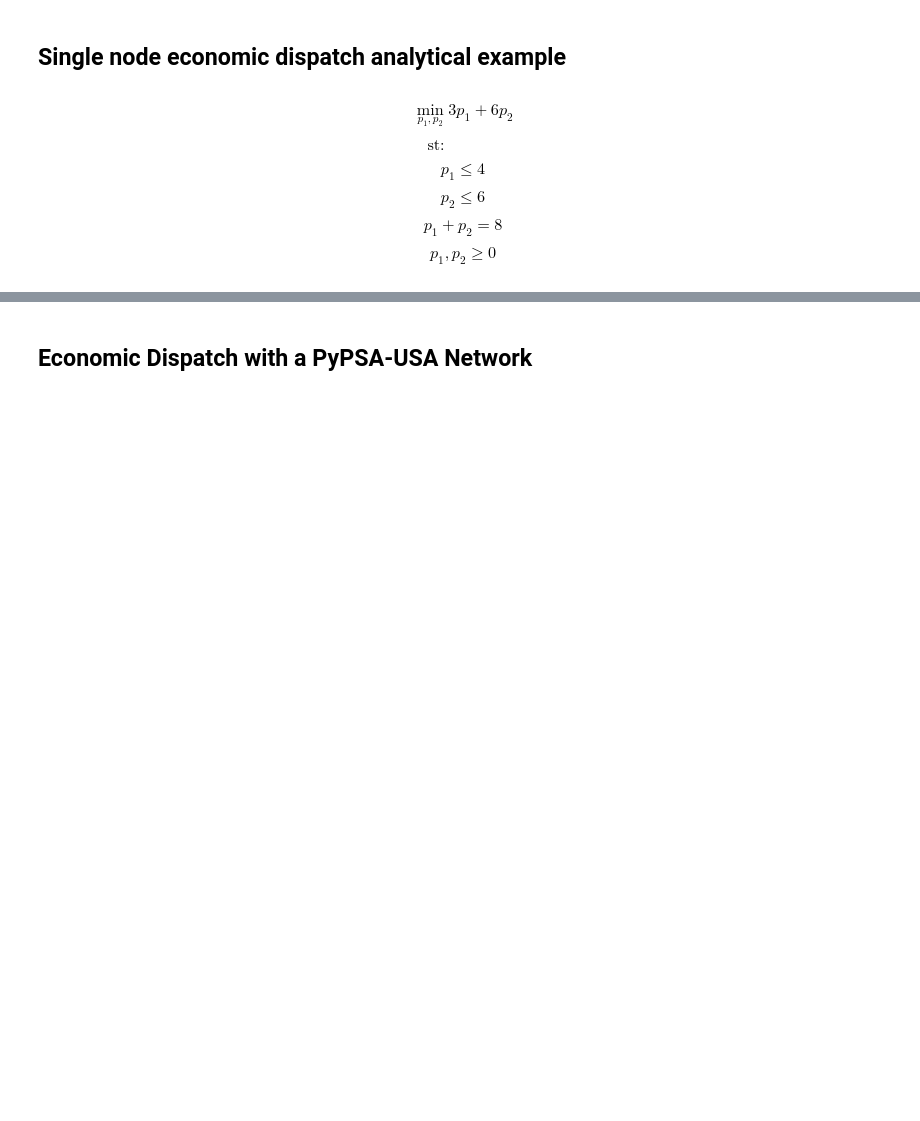
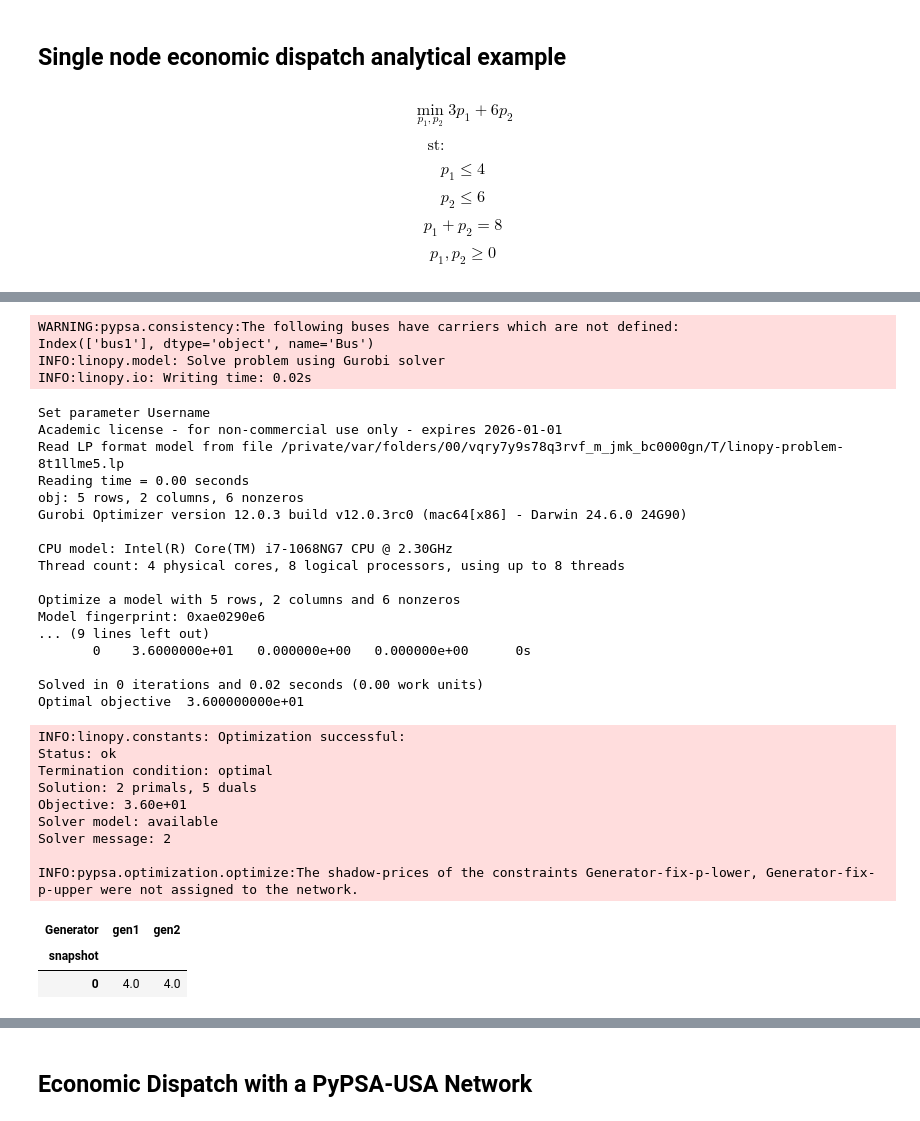
Before and after one commit to ktehranchi/energy310_notebooks, a Jupyter notebook: notebooks/01_what_is_pypsa.ipynb, the cells around one changed output, grey strips where cells are left out. Saved outputs shown, nothing was run; the diff lists cells and outputs as text; code cells hidden in the pictures; blank space fills up the shorter version.

```diff
--- a/notebooks/01_what_is_pypsa.ipynb
+++ b/notebooks/01_what_is_pypsa.ipynb
@@ -224,11 +419,45 @@ sequential_reveal_economic_dispatch_interactive()
 # %%
 n_simple = pypsa.Network()
 n_simple.add("Bus", "bus1")
-n_simple.add("Generator", "gen1", bus="bus1", carrier="cheaper_resource", p_nom=4, marginal_cost=3)
-n_simple.add("Generator", "gen2", bus="bus1", carrier="expensive_resource", p_nom=6, marginal_cost=6)
+n_simple.add("Generator", "gen1", bus="bus1", carrier="cheaper_resource", p_nom=4, p_max_pu=1, marginal_cost=3)
+n_simple.add("Generator", "gen2", bus="bus1", carrier="expensive_resource", p_nom=6, p_max_pu=1, marginal_cost=6)
 n_simple.add("Load", "load1", bus="bus1", p_set=8)
 n_simple.add("Carrier", "cheaper_resource", co2_emissions=2, color="green")
 n_simple.add("Carrier", "expensive_resource", co2_emissions=10, color="blue")
 n_simple.set_snapshots(range(1))
 n_simple.optimize(solver_name="gurobi")
 n_simple.generators_t.p
+# %% [output]
+WARNING:pypsa.consistency:The following buses have carriers which are not defined:
+Index(['bus1'], dtype='object', name='Bus')
+INFO:linopy.model: Solve problem using Gurobi solver
+INFO:linopy.io: Writing time: 0.02s
+Set parameter Username
+Academic license - for non-commercial use only - expires 2026-01-01
+Read LP format model from file /private/var/folders/00/vqry7y9s78q3rvf_m_jmk_bc0000gn/T/linopy-problem-8t1llme5.lp
+Reading time = 0.00 seconds
+obj: 5 rows, 2 columns, 6 nonzeros
+Gurobi Optimizer version 12.0.3 build v12.0.3rc0 (mac64[x86] - Darwin 24.6.0 24G90)
+
+CPU model: Intel(R) Core(TM) i7-1068NG7 CPU @ 2.30GHz
+Thread count: 4 physical cores, 8 logical processors, using up to 8 threads
+
+Optimize a model with 5 rows, 2 columns and 6 nonzeros
+Model fingerprint: 0xae0290e6
+... (9 lines left out)
+       0    3.6000000e+01   0.000000e+00   0.000000e+00      0s
+
+Solved in 0 iterations and 0.02 seconds (0.00 work units)
+Optimal objective  3.600000000e+01
+INFO:linopy.constants: Optimization successful:
+Status: ok
+Termination condition: optimal
+Solution: 2 primals, 5 duals
+Objective: 3.60e+01
+Solver model: available
+Solver message: 2
+
+INFO:pypsa.optimization.optimize:The shadow-prices of the constraints Generator-fix-p-lower, Generator-fix-p-upper were not assigned to the network.
+| Generator | gen1 | gen2 |
+| snapshot |  |  |
+| 0 | 4.0 | 4.0 |
```
Also changed, not shown: parts of 66 cells of this notebook, 1 other file.
